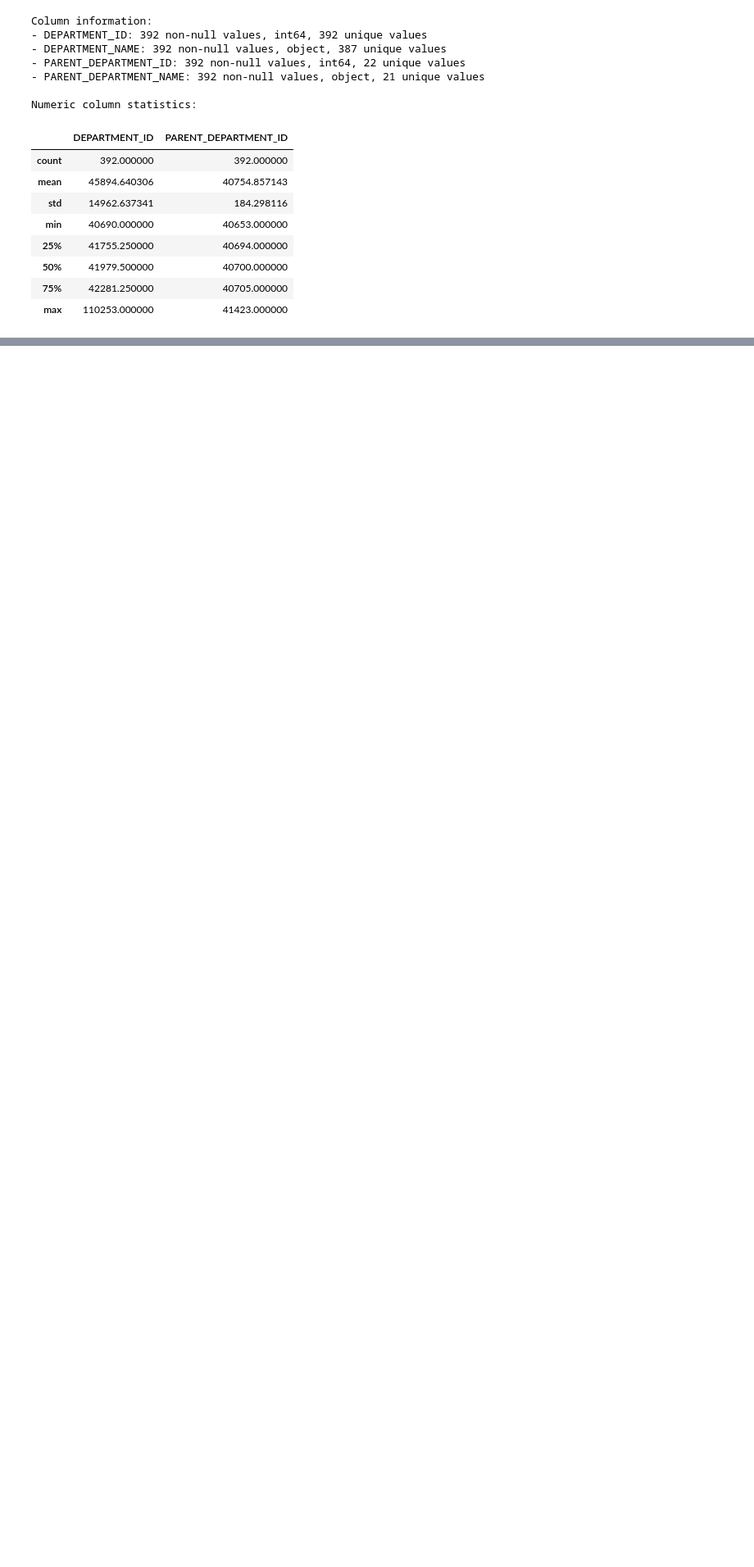
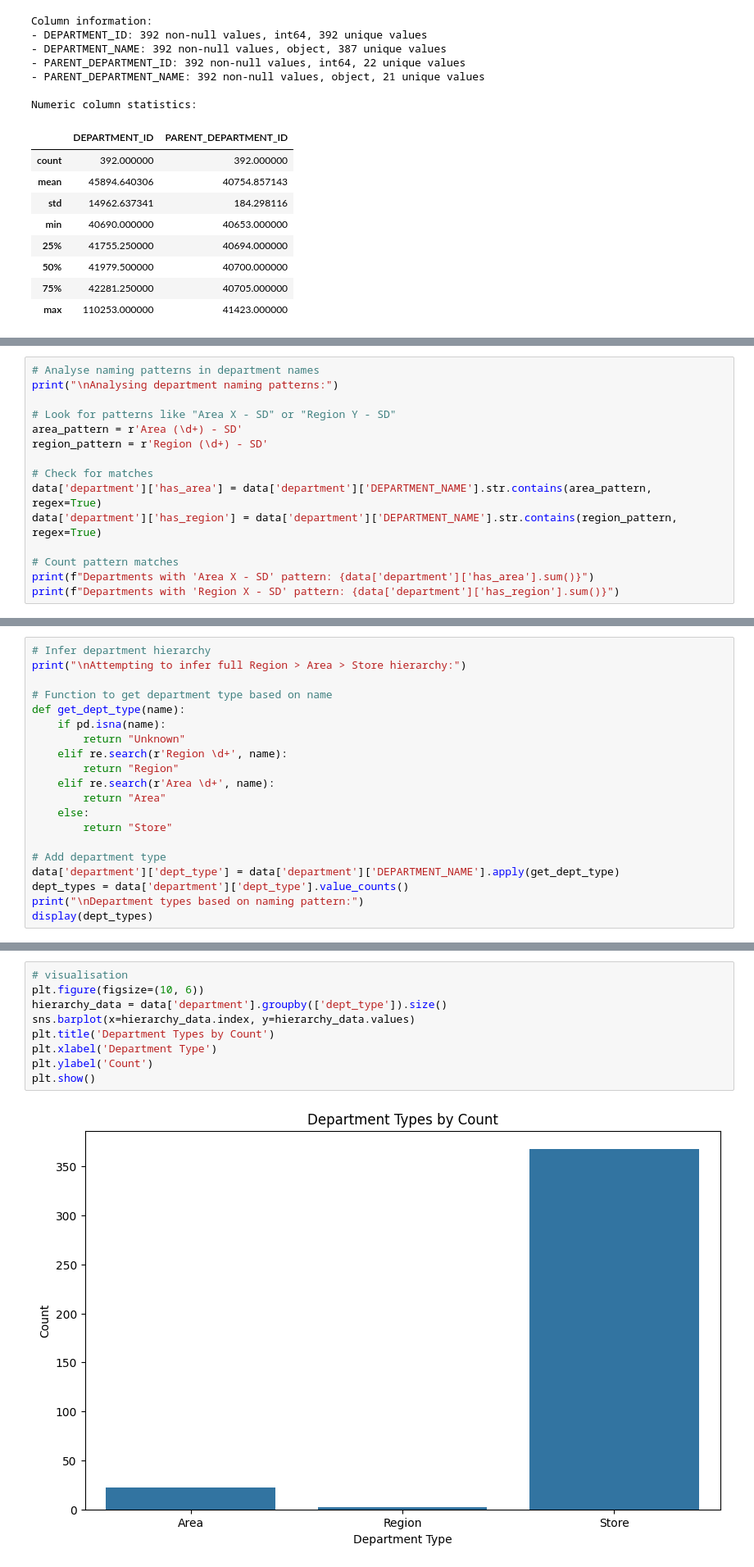
Before and after one commit to d4min/people-analytics-pipeline, a Jupyter notebook: notebooks/data_exploration.ipynb, the cells around one changed output, grey strips where cells are left out. Shown: that part at 82% size. Saved outputs shown, nothing was run; the diff lists cells and outputs as text; blank space fills up the shorter version.

```diff
--- a/notebooks/data_exploration.ipynb
+++ b/notebooks/data_exploration.ipynb
@@ -170,0 +220,15 @@ Numeric column statistics:
+# %%
+# Analyse naming patterns in department names
+print("\nAnalysing department naming patterns:")
+
+# Look for patterns like "Area X - SD" or "Region Y - SD"
+area_pattern = r'Area (\d+) - SD'
+region_pattern = r'Region (\d+) - SD'
+
+# Check for matches
+data['department']['has_area'] = data['department']['DEPARTMENT_NAME'].str.contains(area_pattern, regex=True)
+data['department']['has_region'] = data['department']['DEPARTMENT_NAME'].str.contains(region_pattern, regex=True)
+
+# Count pattern matches
+print(f"Departments with 'Area X - SD' pattern: {data['department']['has_area'].sum()}")
+print(f"Departments with 'Region X - SD' pattern: {data['department']['has_region'].sum()}")
@@ -170,0 +288,20 @@ Numeric column statistics:
+# %%
+# Infer department hierarchy
+print("\nAttempting to infer full Region > Area > Store hierarchy:")
+
+# Function to get department type based on name
+def get_dept_type(name):
+    if pd.isna(name):
+        return "Unknown"
+    elif re.search(r'Region \d+', name):
+        return "Region"
+    elif re.search(r'Area \d+', name):
+        return "Area"
+    else:
+        return "Store"
+
+# Add department type
+data['department']['dept_type'] = data['department']['DEPARTMENT_NAME'].apply(get_dept_type)
+dept_types = data['department']['dept_type'].value_counts()
+print("\nDepartment types based on naming pattern:")
+display(dept_types)
@@ -170,0 +317,11 @@ Numeric column statistics:
+# %%
+# visualisation
+plt.figure(figsize=(10, 6))
+hierarchy_data = data['department'].groupby(['dept_type']).size()
+sns.barplot(x=hierarchy_data.index, y=hierarchy_data.values)
+plt.title('Department Types by Count')
+plt.xlabel('Department Type')
+plt.ylabel('Count')
+plt.show()
+# %% [output]
+[figure, added]
```
Also changed, not shown: parts of 11 cells of this notebook.
